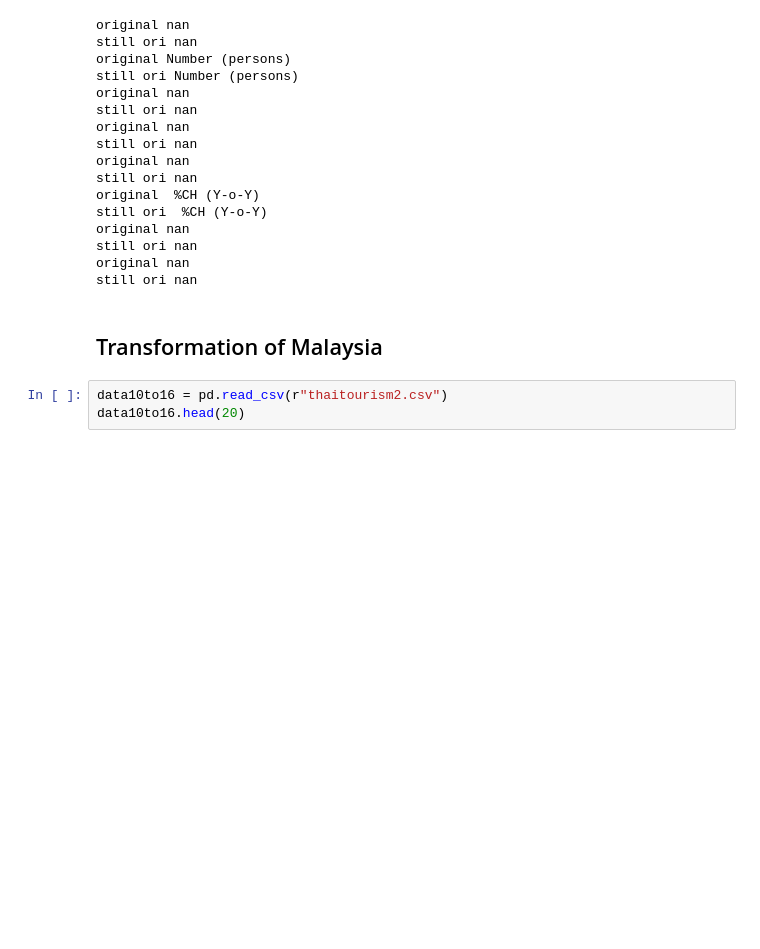
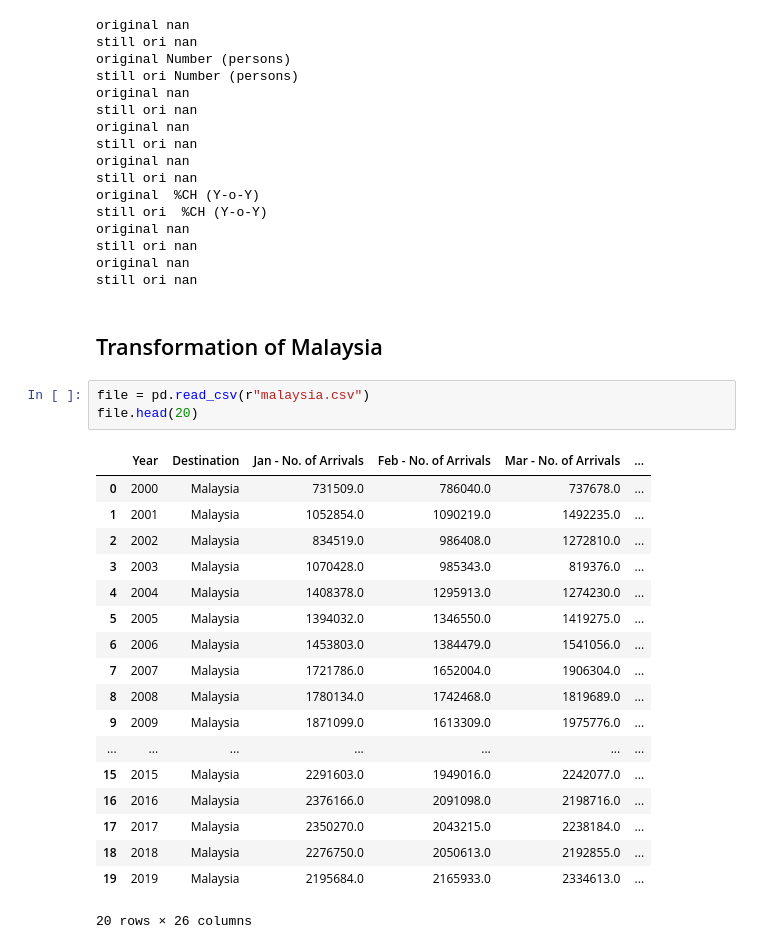
Before and after one commit to geadkee/FYP-TouristArrivalsPrediction, a Jupyter notebook: data-preprocess.ipynb, the cells around one changed output. Saved outputs shown, nothing was run; the diff lists cells and outputs as text; blank space fills up the shorter version.

```diff
--- a/data-preprocess.ipynb
+++ b/data-preprocess.ipynb
@@ -123,5 +123,24 @@ still ori nan
 # %% [markdown]
 ## Transformation of Malaysia
 # %%
-data10to16 = pd.read_csv(r"thaitourism2.csv")
-data10to16.head(20)
+file = pd.read_csv(r"malaysia.csv")
+file.head(20)
+# %% [output]
+|  | Year | Destination | Jan - No. of Arrivals | Feb - No. of Arrivals | Mar - No. of Arrivals | ... |
+| 0 | 2000 | Malaysia | 731509.0 | 786040.0 | 737678.0 | ... |
+| 1 | 2001 | Malaysia | 1052854.0 | 1090219.0 | 1492235.0 | ... |
+| 2 | 2002 | Malaysia | 834519.0 | 986408.0 | 1272810.0 | ... |
+| 3 | 2003 | Malaysia | 1070428.0 | 985343.0 | 819376.0 | ... |
+| 4 | 2004 | Malaysia | 1408378.0 | 1295913.0 | 1274230.0 | ... |
+| 5 | 2005 | Malaysia | 1394032.0 | 1346550.0 | 1419275.0 | ... |
+| 6 | 2006 | Malaysia | 1453803.0 | 1384479.0 | 1541056.0 | ... |
+| 7 | 2007 | Malaysia | 1721786.0 | 1652004.0 | 1906304.0 | ... |
+| 8 | 2008 | Malaysia | 1780134.0 | 1742468.0 | 1819689.0 | ... |
+| 9 | 2009 | Malaysia | 1871099.0 | 1613309.0 | 1975776.0 | ... |
+| ... | ... | ... | ... | ... | ... | ... |
+| 15 | 2015 | Malaysia | 2291603.0 | 1949016.0 | 2242077.0 | ... |
+| 16 | 2016 | Malaysia | 2376166.0 | 2091098.0 | 2198716.0 | ... |
+| 17 | 2017 | Malaysia | 2350270.0 | 2043215.0 | 2238184.0 | ... |
+| 18 | 2018 | Malaysia | 2276750.0 | 2050613.0 | 2192855.0 | ... |
+| 19 | 2019 | Malaysia | 2195684.0 | 2165933.0 | 2334613.0 | ... |
+20 rows × 26 columns
```
Also changed, not shown: 1 other file.
